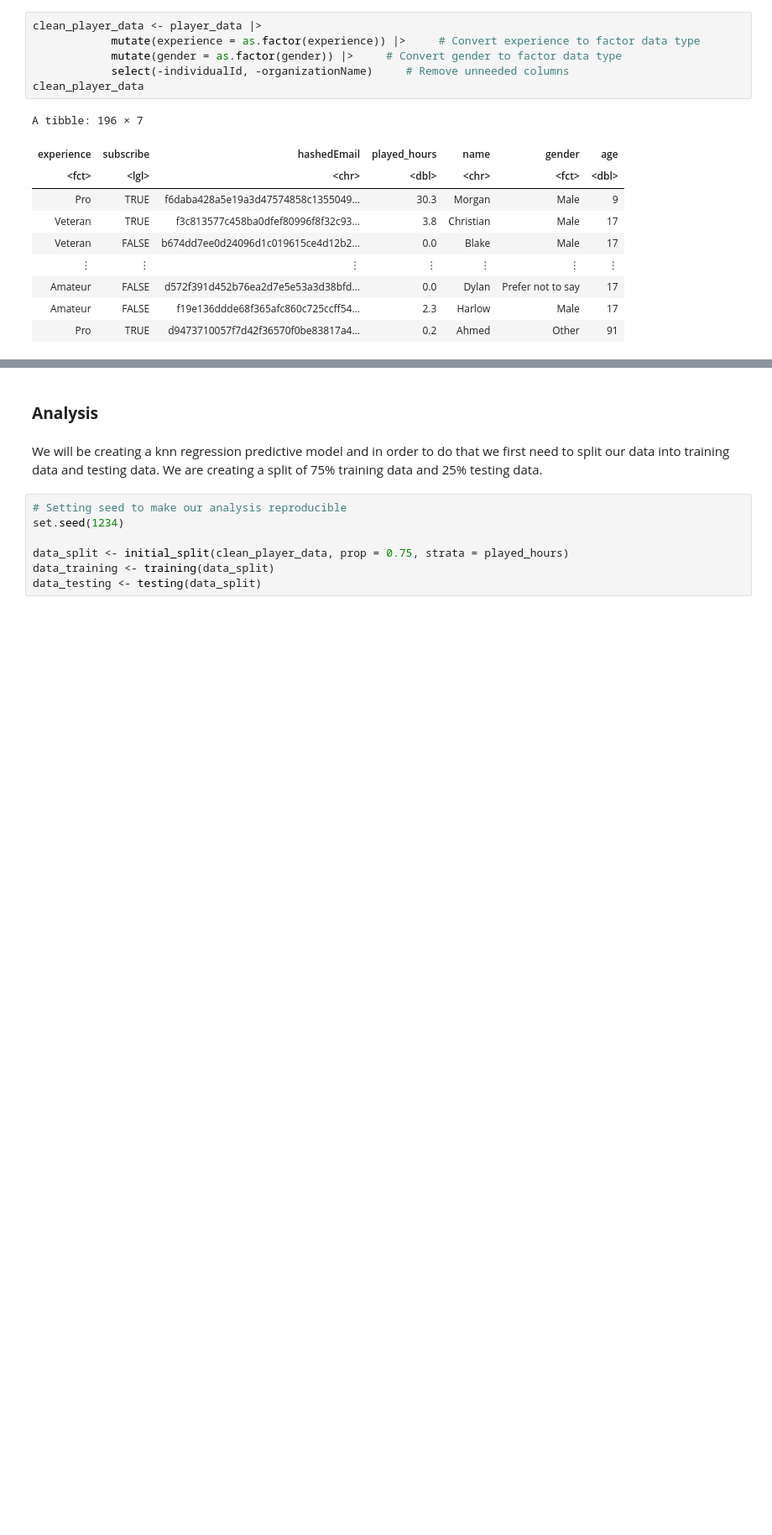
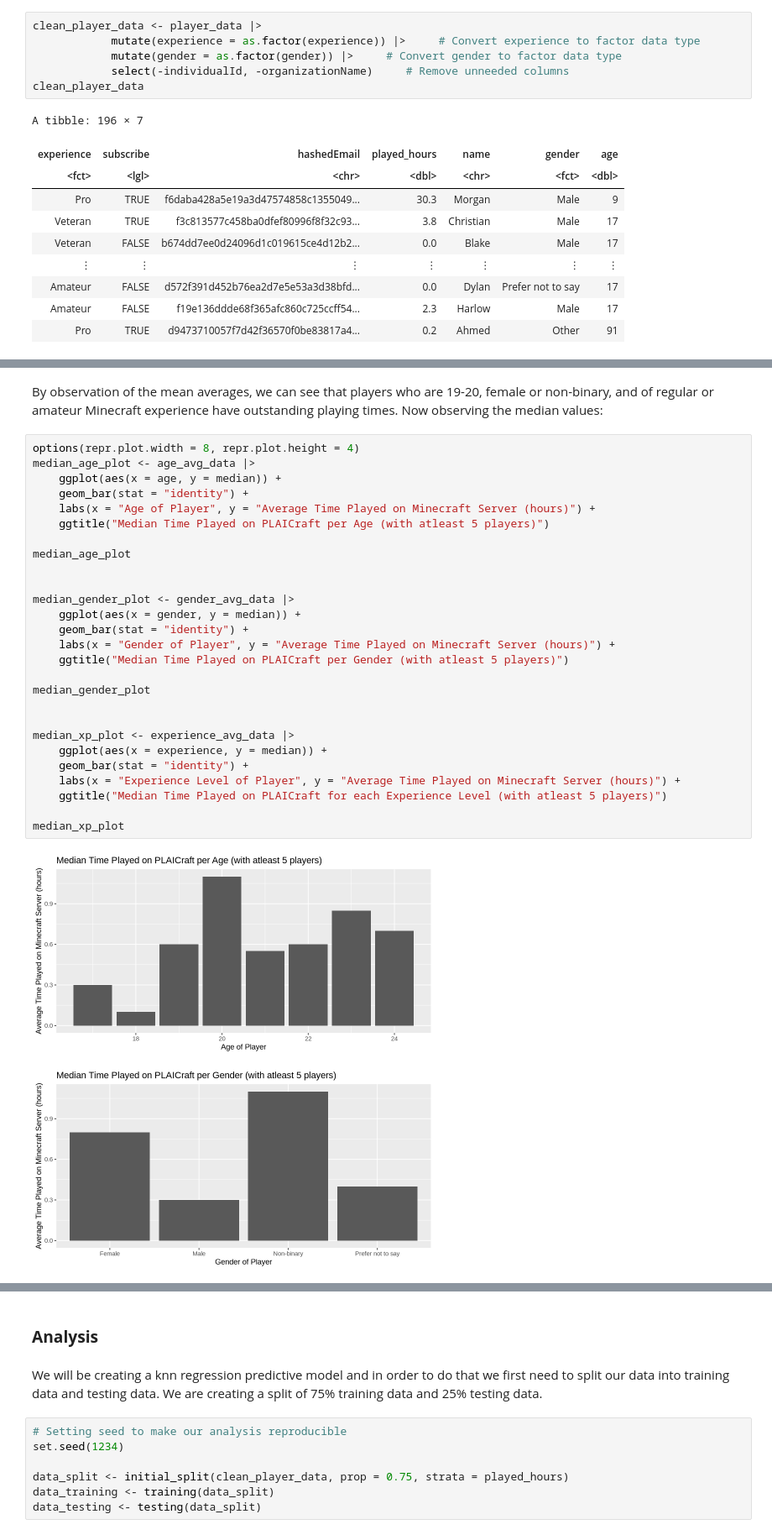
Before and after one commit to ConnorWon/DSCI-100-Project-009-025, a Jupyter notebook: final_report.ipynb, the cells around one changed output, grey strips where cells are left out. Shown at 84% size. Saved outputs shown, nothing was run; the diff lists cells and outputs as text; blank space fills up the shorter version.

```diff
--- a/final_report.ipynb
+++ b/final_report.ipynb
@@ -77,0 +135,32 @@ A tibble: 196 × 7
+# %% [markdown]
+By observation of the mean averages, we can see that players who are 19-20, female or non-binary, and of regular or amateur Minecraft experience have outstanding playing times. Now observing the median values:
+# %%
+options(repr.plot.width = 8, repr.plot.height = 4)
+median_age_plot <- age_avg_data |>
+    ggplot(aes(x = age, y = median)) +
+    geom_bar(stat = "identity") +
+    labs(x = "Age of Player", y = "Average Time Played on Minecraft Server (hours)") +
+    ggtitle("Median Time Played on PLAICraft per Age (with atleast 5 players)")
+
+median_age_plot
+
+
+median_gender_plot <- gender_avg_data |>
+    ggplot(aes(x = gender, y = median)) +
+    geom_bar(stat = "identity") +
+    labs(x = "Gender of Player", y = "Average Time Played on Minecraft Server (hours)") +
+    ggtitle("Median Time Played on PLAICraft per Gender (with atleast 5 players)")
+
+median_gender_plot
+
+
+median_xp_plot <- experience_avg_data |>
+    ggplot(aes(x = experience, y = median)) +
+    geom_bar(stat = "identity") +
+    labs(x = "Experience Level of Player", y = "Average Time Played on Minecraft Server (hours)") +
+    ggtitle("Median Time Played on PLAICraft for each Experience Level (with atleast 5 players)")
+
+median_xp_plot
+# %% [output]
+[figure, added]
+[figure, added]
```
Also changed, not shown: parts of 6 cells of this notebook.
